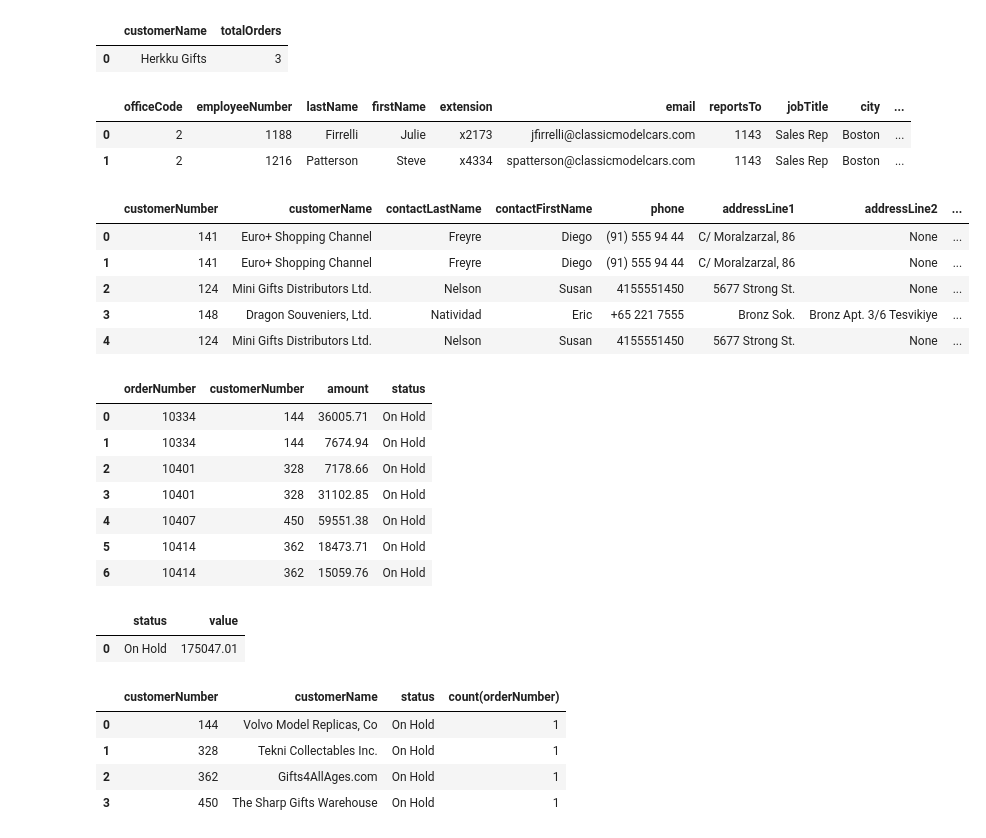
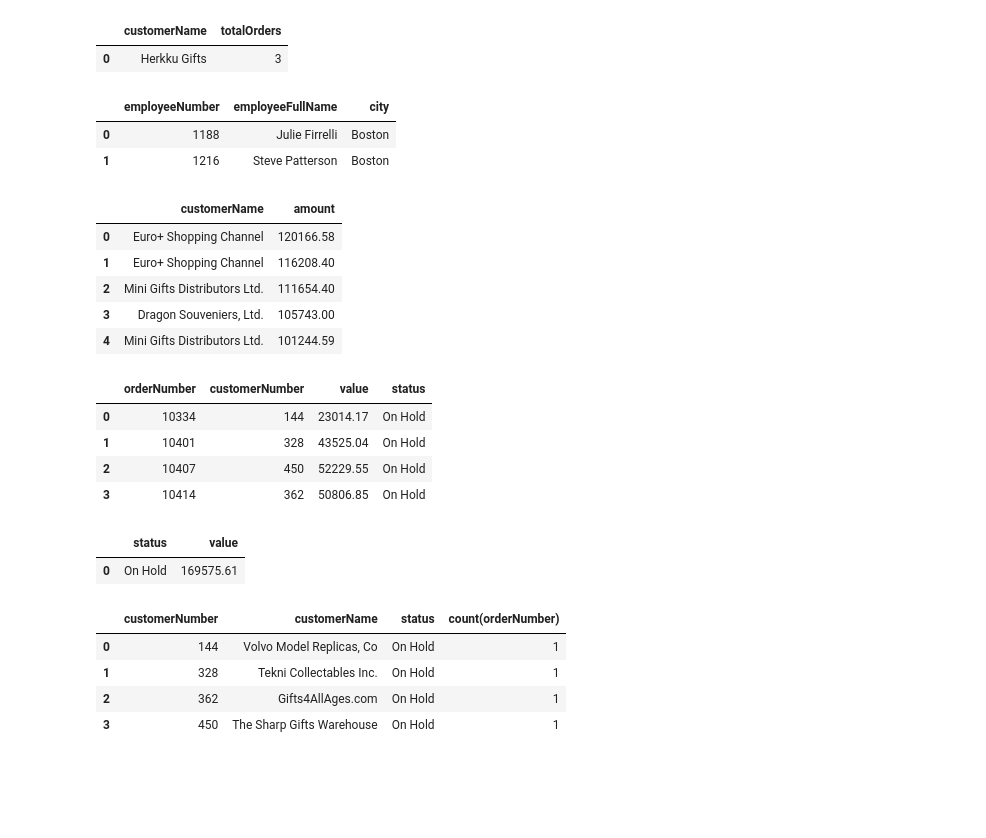
Before and after one commit to alisadewanti/digitalent2018, a Jupyter notebook: Tugas5-SQLJoin.ipynb, the cells around one changed output. Saved outputs shown, nothing was run; the diff lists cells and outputs as text; code cells hidden in the pictures; blank space fills up the shorter version.

```diff
--- a/Tugas5-SQLJoin.ipynb
+++ b/Tugas5-SQLJoin.ipynb
@@ -176,72 +176,73 @@ GROUP BY customerName
 #Who are the employees in Boston?
 run("""
 SELECT
-*
+     employeeNumber,
+     CONCAT(firstName, ' ', lastName) as employeeFullName,
+     city
 FROM employees e
 LEFT JOIN offices o
 USING (officeCode)
 WHERE o.city = 'Boston'""")
 # %% [output]
-|  | officeCode | employeeNumber | lastName | firstName | extension | email | reportsTo | jobTitle | city | ... |
-| 0 | 2 | 1188 | Firrelli | Julie | x2173 | jfirrelli@classicmodelcars.com | 1143 | Sales Rep | Boston | ... |
-| 1 | 2 | 1216 | Patterson | Steve | x4334 | spatterson@classicmodelcars.com | 1143 | Sales Rep | Boston | ... |
+|  | employeeNumber | employeeFullName | city |
+| 0 | 1188 | Julie Firrelli | Boston |
+| 1 | 1216 | Steve Patterson | Boston |
 # %%
 #Report those payments greater than $100,000. Sort the report so the customer who made the highest payment appears first.
 run("""
-SELECT *
+SELECT customerName, amount
 FROM
     customers c
     LEFT JOIN
     payments p
     USING (customerNumber)
 WHERE amount > 100000
 ORDER BY amount DESC
 """)
 # %% [output]
-|  | customerNumber | customerName | contactLastName | contactFirstName | phone | addressLine1 | addressLine2 | ... |
-| 0 | 141 | Euro+ Shopping Channel | Freyre | Diego | (91) 555 94 44 | C/ Moralzarzal, 86 | None | ... |
-| 1 | 141 | Euro+ Shopping Channel | Freyre | Diego | (91) 555 94 44 | C/ Moralzarzal, 86 | None | ... |
-| 2 | 124 | Mini Gifts Distributors Ltd. | Nelson | Susan | 4155551450 | 5677 Strong St. | None | ... |
-| 3 | 148 | Dragon Souveniers, Ltd. | Natividad | Eric | +65 221 7555 | Bronz Sok. | Bronz Apt. 3/6 Tesvikiye | ... |
-| 4 | 124 | Mini Gifts Distributors Ltd. | Nelson | Susan | 4155551450 | 5677 Strong St. | None | ... |
+|  | customerName | amount |
+| 0 | Euro+ Shopping Channel | 120166.58 |
+| 1 | Euro+ Shopping Channel | 116208.40 |
+| 2 | Mini Gifts Distributors Ltd. | 111654.40 |
+| 3 | Dragon Souveniers, Ltd. | 105743.00 |
+| 4 | Mini Gifts Distributors Ltd. | 101244.59 |
 # %%
 # List the value of 'On Hold' orders.
 run("""
 SELECT
     orderNumber,
     customerNumber,
-    amount,
+    SUM(quantityOrdered * priceEach) as value,
     status
-FROM payments p
+FROM orderdetails od
 INNER JOIN
     orders o
-    USING (customerNumber)
+    USING (orderNumber)
 WHERE status = 'On Hold'
+GROUP BY orderNumber
+ORDER BY orderNumber
 """)
 # %% [output]
-|  | orderNumber | customerNumber | amount | status |
-| 0 | 10334 | 144 | 36005.71 | On Hold |
-| 1 | 10334 | 144 | 7674.94 | On Hold |
-| 2 | 10401 | 328 | 7178.66 | On Hold |
-| 3 | 10401 | 328 | 31102.85 | On Hold |
-| 4 | 10407 | 450 | 59551.38 | On Hold |
-| 5 | 10414 | 362 | 18473.71 | On Hold |
-| 6 | 10414 | 362 | 15059.76 | On Hold |
+|  | orderNumber | customerNumber | value | status |
+| 0 | 10334 | 144 | 23014.17 | On Hold |
+| 1 | 10401 | 328 | 43525.04 | On Hold |
+| 2 | 10407 | 450 | 52229.55 | On Hold |
+| 3 | 10414 | 362 | 50806.85 | On Hold |
 # %%
 # Total value of 'On Hold' orders.
 run("""
 SELECT
     status,
-    sum(amount) as value
-FROM payments p
-INNER JOIN
+    sum(quantityOrdered * priceEach) as value
+FROM orderdetails
+    INNER JOIN
     orders o
-    USING (customerNumber)
+    USING (orderNumber)
 WHERE status = 'On Hold'
 GROUP BY status""")
 # %% [output]
 |  | status | value |
-| 0 | On Hold | 175047.01 |
+| 0 | On Hold | 169575.61 |
 # %%
 # Report the number of orders 'On Hold' for each customer.
 run("""
```
Also changed, not shown: parts of 3 cells of this notebook.
